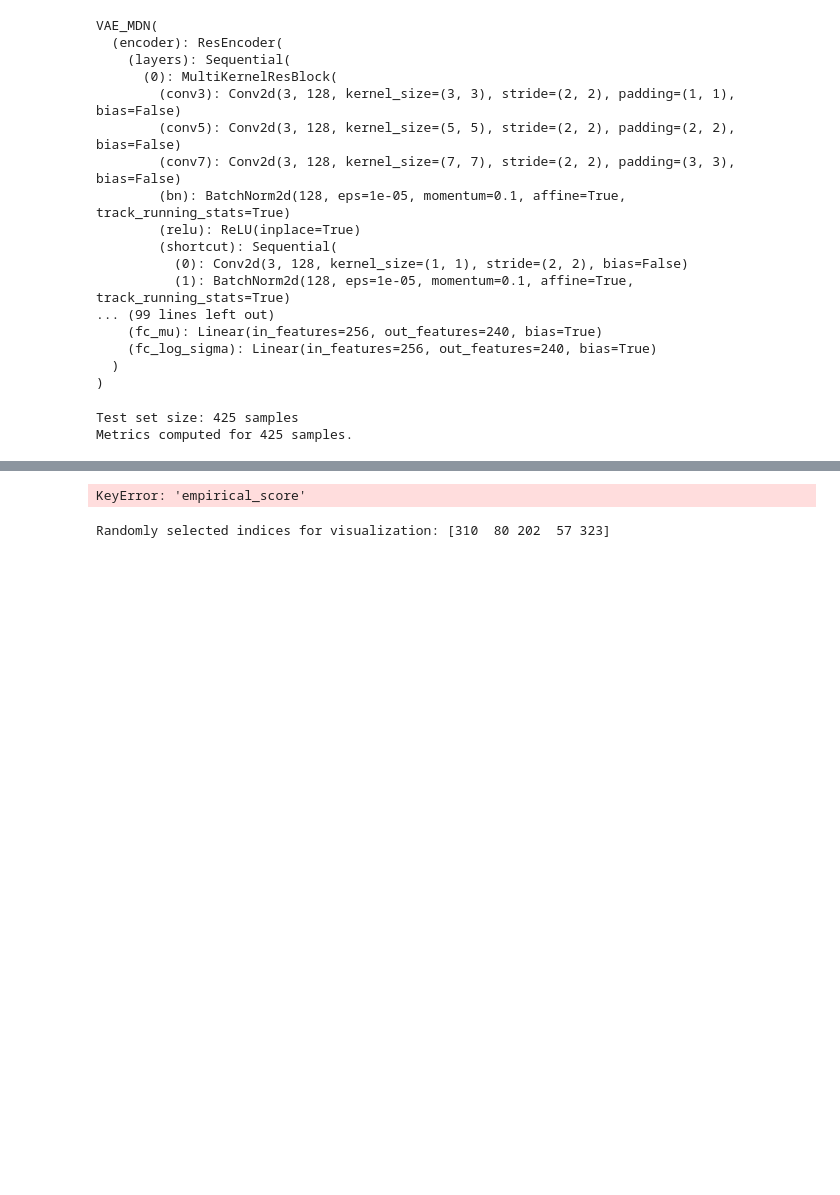
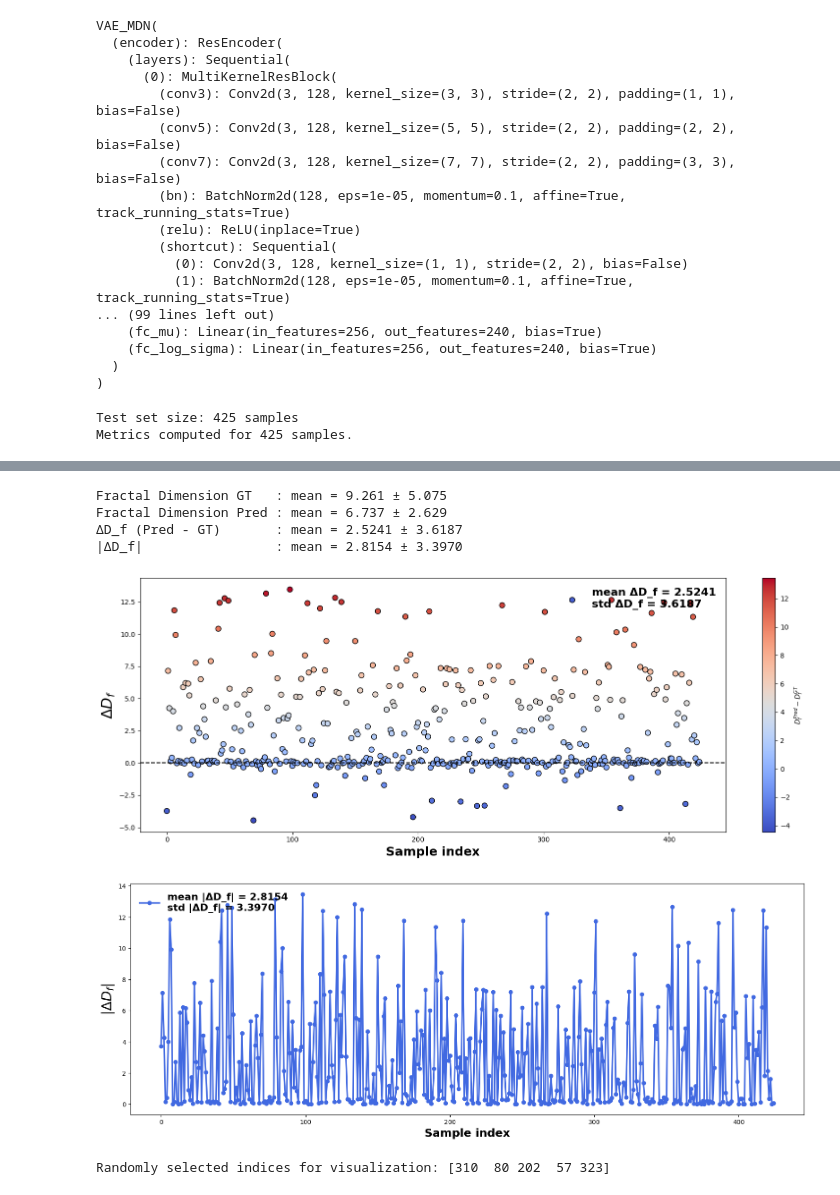
Before and after one commit to anilkunwar/dendrites_pfm_vae, a Jupyter notebook: generative_ai/step3_quantification.ipynb, the cells around one changed output, grey strips where cells are left out. Cells and saved outputs as stored; diff of their text form; code cells hidden in the pictures; blank space fills up the shorter version.

```diff
--- a/generative_ai/step3_quantification.ipynb
+++ b/generative_ai/step3_quantification.ipynb
@@ -211,6 +217,6 @@ Fractal Dimension Pred : mean = 1.675 ± 0.127
 # %%
-dfs_gt = np.array([sp[0]['empirical_score'] for sp in scores_pair])
-dfs_pd = np.array([sp[1]['empirical_score'] for sp in scores_pair])
+dfs_gt = np.array([sp[0]['score'] for sp in scores_pair])
+dfs_pd = np.array([sp[1]['score'] for sp in scores_pair])
 
 df_diff = dfs_gt - dfs_pd
 df_abs = np.abs(df_diff)
@@ -226,34 +232,39 @@ Df_abs_std = np.nanstd(df_abs)
 
 print(f"Fractal Dimension GT   : mean = {Df_gt_mean:.3f} ± {Df_gt_std:.3f}")
 print(f"Fractal Dimension Pred : mean = {Df_pd_mean:.3f} ± {Df_pd_std:.3f}")
 print(f"ΔD_f (Pred - GT)       : mean = {Df_diff_mean:.4f} ± {Df_diff_std:.4f}")
 print(f"|ΔD_f|                 : mean = {Df_abs_mean:.4f} ± {Df_abs_std:.4f}")
 
 plt.figure(figsize=(16, 6))
 sc = plt.scatter(np.arange(len(df_diff)), df_diff,
                  c=df_diff, cmap='coolwarm', s=60, edgecolors='k', label=f"mean ΔD_f = {Df_diff_mean:.4f}\nstd ΔD_f = {Df_diff_std:.4f}")
 plt.axhline(0.0, color='black', linewidth=1.5, linestyle='--')
 plt.colorbar(sc, label=r"$D_f^{Pred} - D_f^{GT}$")
 
 plt.xlabel("Sample index", fontsize=18, weight="bold")
 plt.ylabel(r"$\Delta D_f$", fontsize=22, weight="bold")
 # plt.title("Fractal dimension deviation (Pred − GT)", fontsize=22, weight="bold")
 plt.legend(loc='upper right', prop={'weight':'bold', 'size':'16'},  frameon=False).get_frame().set_facecolor('none')
 
 plt.tight_layout()
 plt.show()
 
 plt.figure(figsize=(16, 6))
 plt.plot(df_abs, '-o', color='royalblue', linewidth=2.5, markersize=6, label=f"mean |ΔD_f| = {Df_abs_mean:.4f}\nstd |ΔD_f| = {Df_abs_std:.4f}")
 plt.xlabel("Sample index", fontsize=18, weight="bold")
 plt.ylabel(r"$|\Delta D_f|$", fontsize=22, weight="bold")
 # plt.title("Absolute error in fractal dimension", fontsize=22, weight="bold")
 plt.legend(loc='upper left', prop={'weight':'bold', 'size':'16'},  frameon=False).get_frame().set_facecolor('none')
 
 plt.tight_layout()
 plt.show()
 # %% [output]
-KeyError: 'empirical_score'
+Fractal Dimension GT   : mean = 9.261 ± 5.075
+Fractal Dimension Pred : mean = 6.737 ± 2.629
+ΔD_f (Pred - GT)       : mean = 2.5241 ± 3.6187
+|ΔD_f|                 : mean = 2.8154 ± 3.3970
+[figure, added]
+[figure, added]
 # %%
 num_vis = 5
 # np.random.seed(0)
```
Also changed, not shown: parts of 4 cells of this notebook, 1 other file.
